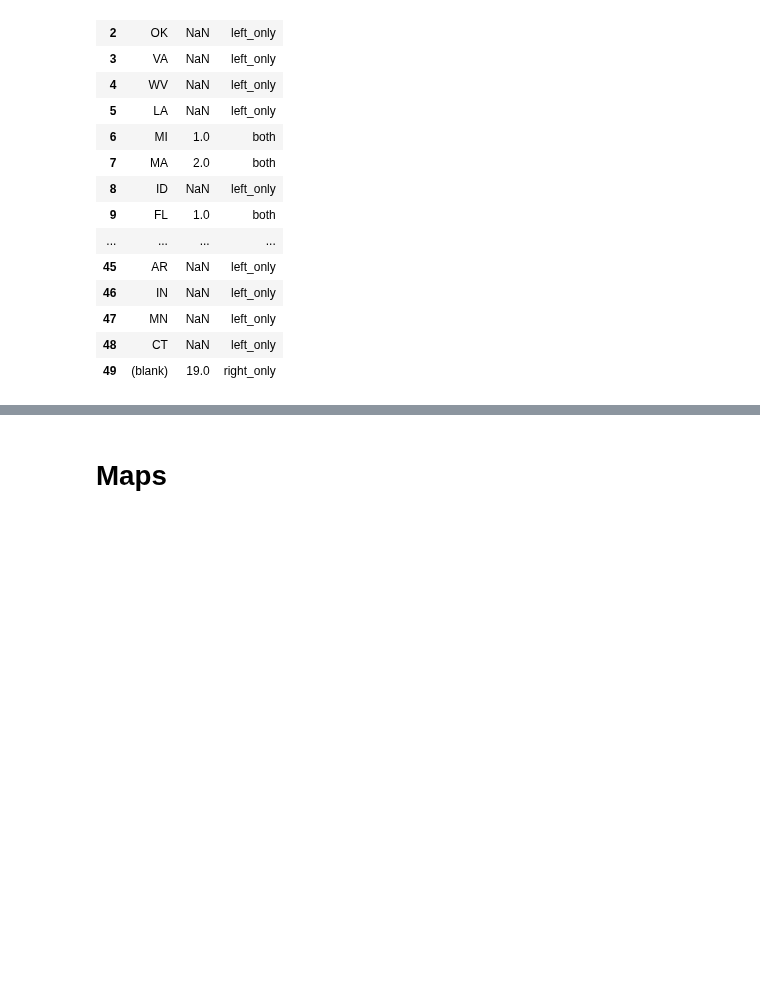
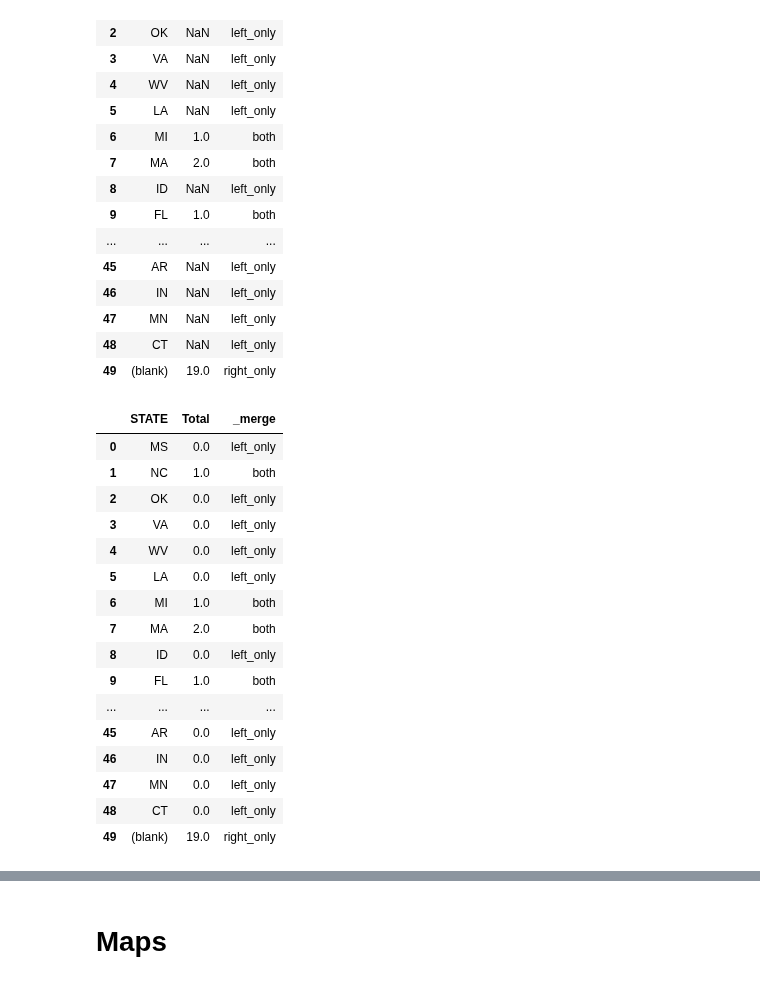
Before and after one commit to ewattudo/gis, a Jupyter notebook: PS1.ipynb, the cells around one changed output, grey strips where cells are left out. Cells and saved outputs as stored; diff of their text form; code cells hidden in the pictures; blank space fills up the shorter version.

Commit message:
OK, this is better. I want to see the 0s. When I did both outer and inner I could only see the matched data.

```diff
--- a/PS1.ipynb
+++ b/PS1.ipynb
@@ -118,5 +118,26 @@ USUGMAP[['STATE','Total','_merge']]#looks good, we don't have UGs for each state
 | 47 | MN | NaN | left_only |
 | 48 | CT | NaN | left_only |
 | 49 | (blank) | 19.0 | right_only |
+# %%
+USUGMAP['Total'] = USUGMAP['Total'].fillna(0)
+USUGMAP[['STATE','Total','_merge']]
+# %% [output]
+|  | STATE | Total | _merge |
+| 0 | MS | 0.0 | left_only |
+| 1 | NC | 1.0 | both |
+| 2 | OK | 0.0 | left_only |
+| 3 | VA | 0.0 | left_only |
+| 4 | WV | 0.0 | left_only |
+| 5 | LA | 0.0 | left_only |
+| 6 | MI | 1.0 | both |
+| 7 | MA | 2.0 | both |
+| 8 | ID | 0.0 | left_only |
+| 9 | FL | 1.0 | both |
+| ... | ... | ... | ... |
+| 45 | AR | 0.0 | left_only |
+| 46 | IN | 0.0 | left_only |
+| 47 | MN | 0.0 | left_only |
+| 48 | CT | 0.0 | left_only |
+| 49 | (blank) | 19.0 | right_only |
 # %%
 USUGMAP2 = pd.merge(lower, UGS, on='STATE',how='inner',indicator=False)
```
Also changed, not shown: parts of 3 cells of this notebook.
